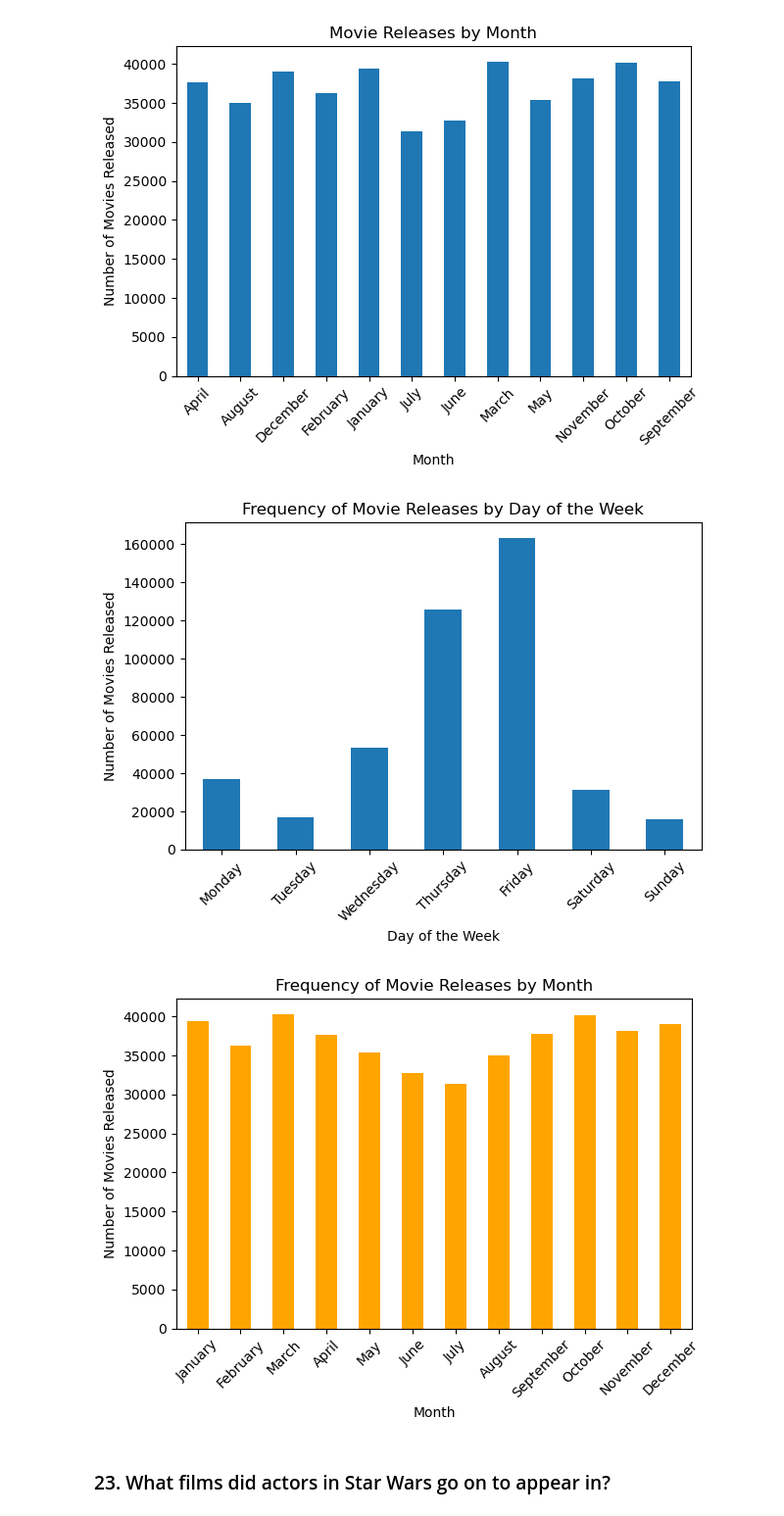
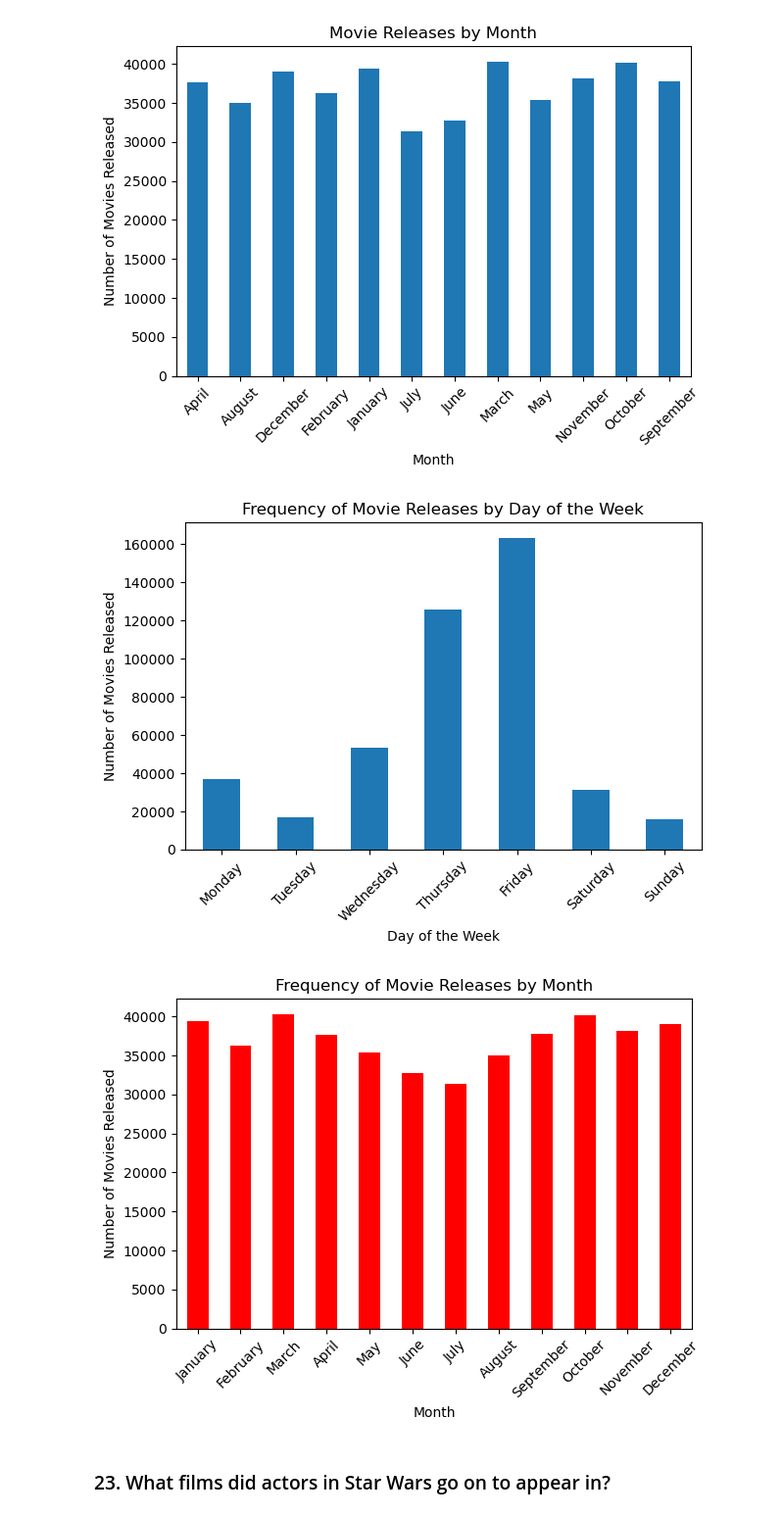
Before and after one commit to PrithviAllada/OIM_7502_classwork, a Jupyter notebook: Assignment 2.ipynb, the cells around one changed output. Shown: that part at 98% size. Cells and saved outputs as stored; diff of their text form; code cells hidden in the pictures.

```diff
--- a/Assignment 2.ipynb
+++ b/Assignment 2.ipynb
@@ -400,26 +400,26 @@ plt.show()
 # %%
 pivot_days_sorted = pivot_days.reindex(["Monday", "Tuesday", "Wednesday", "Thursday", "Friday", "Saturday", "Sunday"])
 pivot_days_sorted.plot(kind='bar', legend=False)
 plt.title('Frequency of Movie Releases by Day of the Week')
 plt.xlabel('Day of the Week')
 plt.ylabel('Number of Movies Released')
 plt.xticks(rotation=45)
 plt.tight_layout()
 
 
 months_order = ["January", "February", "March", "April", "May", "June", "July", "August", "September", "October", "November", "December"]
 pivot_months_sorted = pivot_months.reindex(months_order)
-pivot_months_sorted.plot(kind='bar', color='orange', legend=False)
+pivot_months_sorted.plot(kind='bar', color='red', legend=False)
 plt.title('Frequency of Movie Releases by Month')
 plt.xlabel('Month')
 plt.ylabel('Number of Movies Released')
 plt.xticks(rotation=45)
 plt.tight_layout()
 
 plt.show()
 # %% [output]
 [figure]
-[figure, old version]
+[figure, new version]
 # %% [markdown]
 ### 23. What films did actors in Star Wars go on to appear in?
 # %%
```
Also changed, not shown: parts of 2 cells of this notebook.
